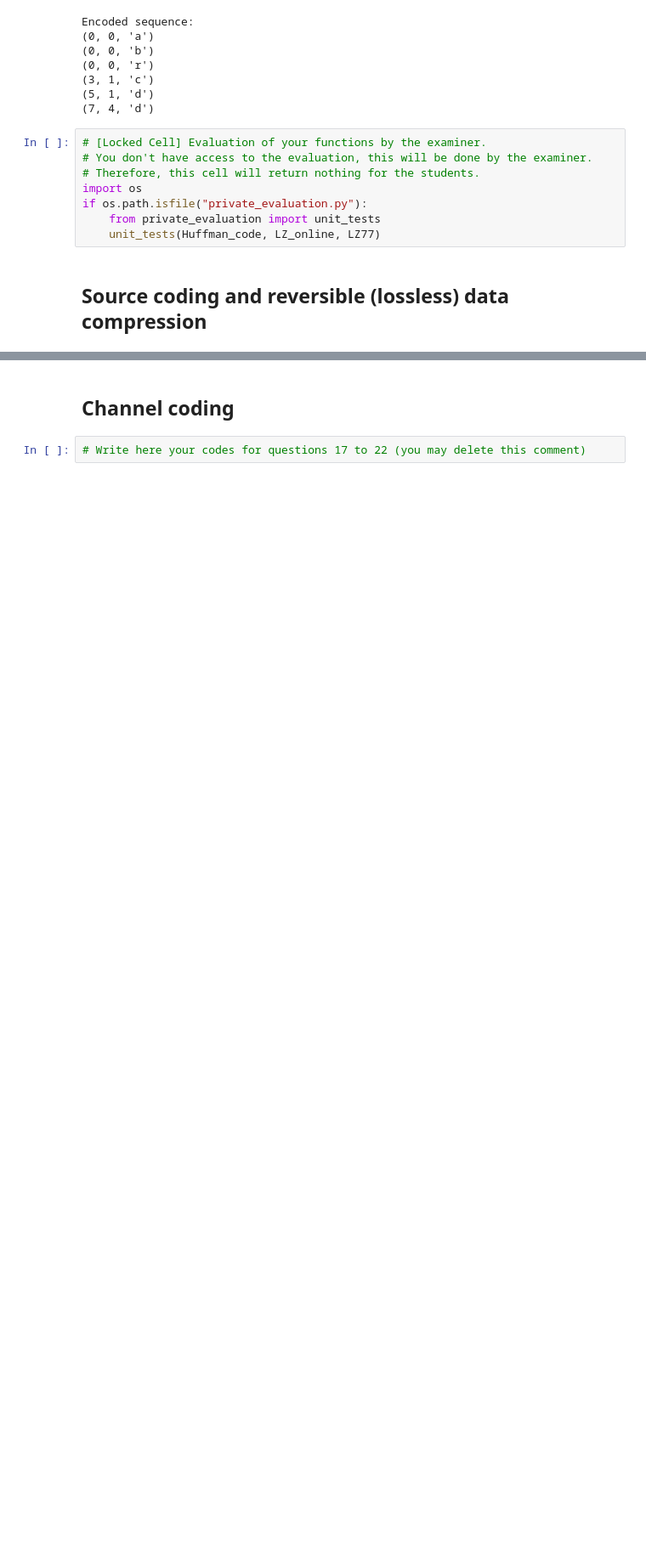
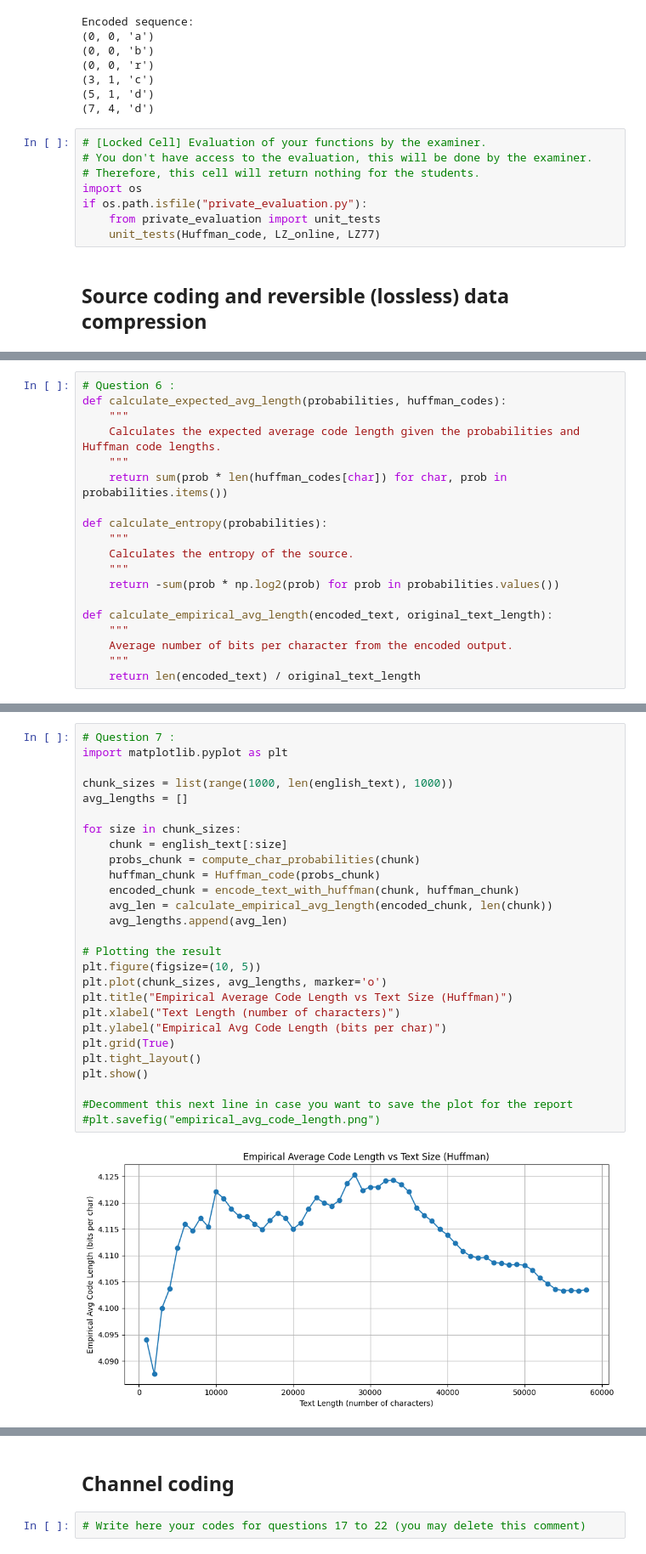
Before and after one commit to Azzagal/ICT-project-2, a Jupyter notebook: s203724s204896.ipynb, the cells around one changed output, grey strips where cells are left out. Shown: that part at 85% size. Drawn from its saved outputs; the diff is of its cells as text; blank space fills up the shorter version.

Commit message:
finished the code for Source coding and reversible (lossless) data compression

```diff
--- a/s203724s204896.ipynb
+++ b/s203724s204896.ipynb
@@ -215,0 +268,19 @@ if os.path.isfile("private_evaluation.py"):
+# %%
+# Question 6 :
+def calculate_expected_avg_length(probabilities, huffman_codes):
+    """
+    Calculates the expected average code length given the probabilities and Huffman code lengths.
+    """
+    return sum(prob * len(huffman_codes[char]) for char, prob in probabilities.items())
+
+def calculate_entropy(probabilities):
+    """
+    Calculates the entropy of the source.
+    """
+    return -sum(prob * np.log2(prob) for prob in probabilities.values())
+
+def calculate_empirical_avg_length(encoded_text, original_text_length):
+    """
+    Average number of bits per character from the encoded output.
+    """
+    return len(encoded_text) / original_text_length
@@ -215,0 +300,29 @@ if os.path.isfile("private_evaluation.py"):
+# %%
+# Question 7 :
+import matplotlib.pyplot as plt
+
+chunk_sizes = list(range(1000, len(english_text), 1000))
+avg_lengths = []
+
+for size in chunk_sizes:
+    chunk = english_text[:size]
+    probs_chunk = compute_char_probabilities(chunk)
+    huffman_chunk = Huffman_code(probs_chunk)
+    encoded_chunk = encode_text_with_huffman(chunk, huffman_chunk)
+    avg_len = calculate_empirical_avg_length(encoded_chunk, len(chunk))
+    avg_lengths.append(avg_len)
+
+# Plotting the result
+plt.figure(figsize=(10, 5))
+plt.plot(chunk_sizes, avg_lengths, marker='o')
+plt.title("Empirical Average Code Length vs Text Size (Huffman)")
+plt.xlabel("Text Length (number of characters)")
+plt.ylabel("Empirical Avg Code Length (bits per char)")
+plt.grid(True)
+plt.tight_layout()
+plt.show()
+
+#Decomment this next line in case you want to save the plot for the report
+#plt.savefig("empirical_avg_code_length.png")
+# %% [output]
+[figure, added]
```
Also changed, not shown: parts of 9 cells of this notebook, 3 other files.
